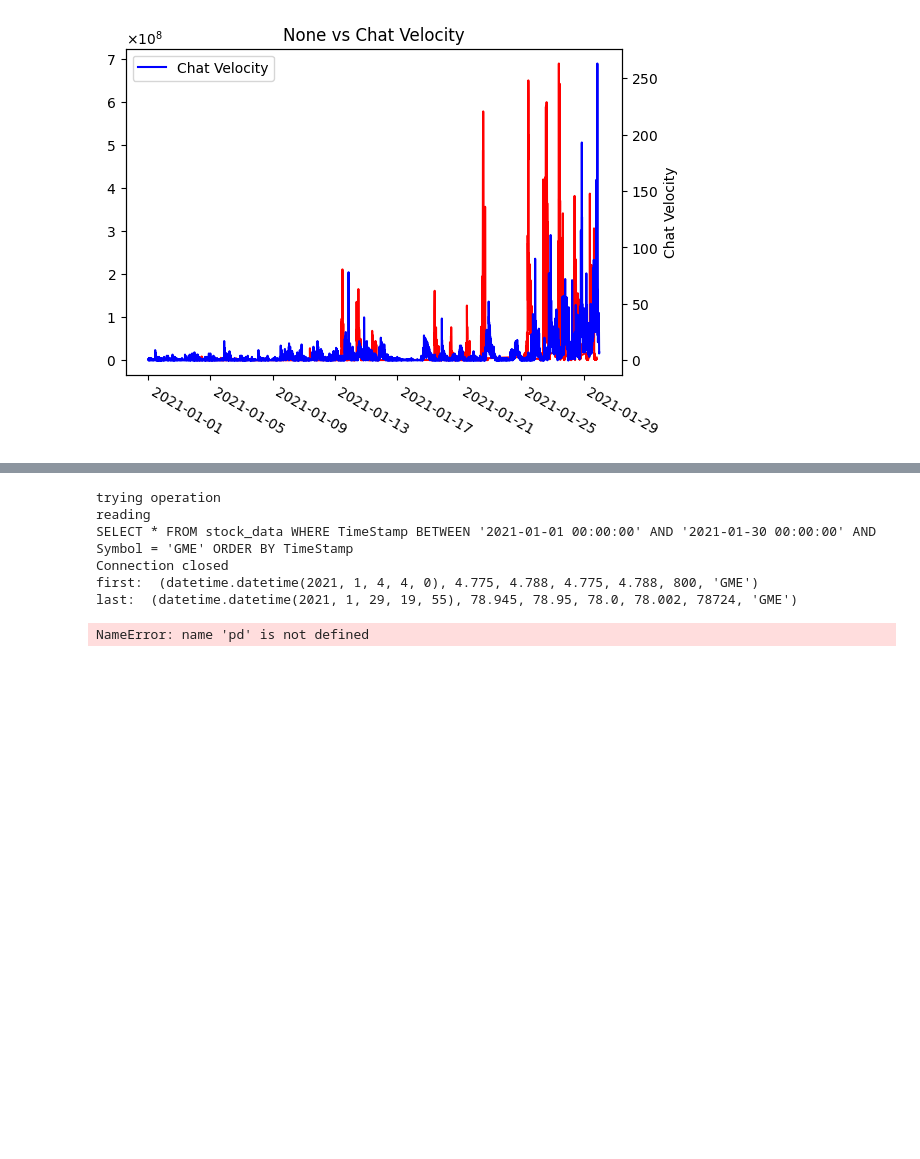
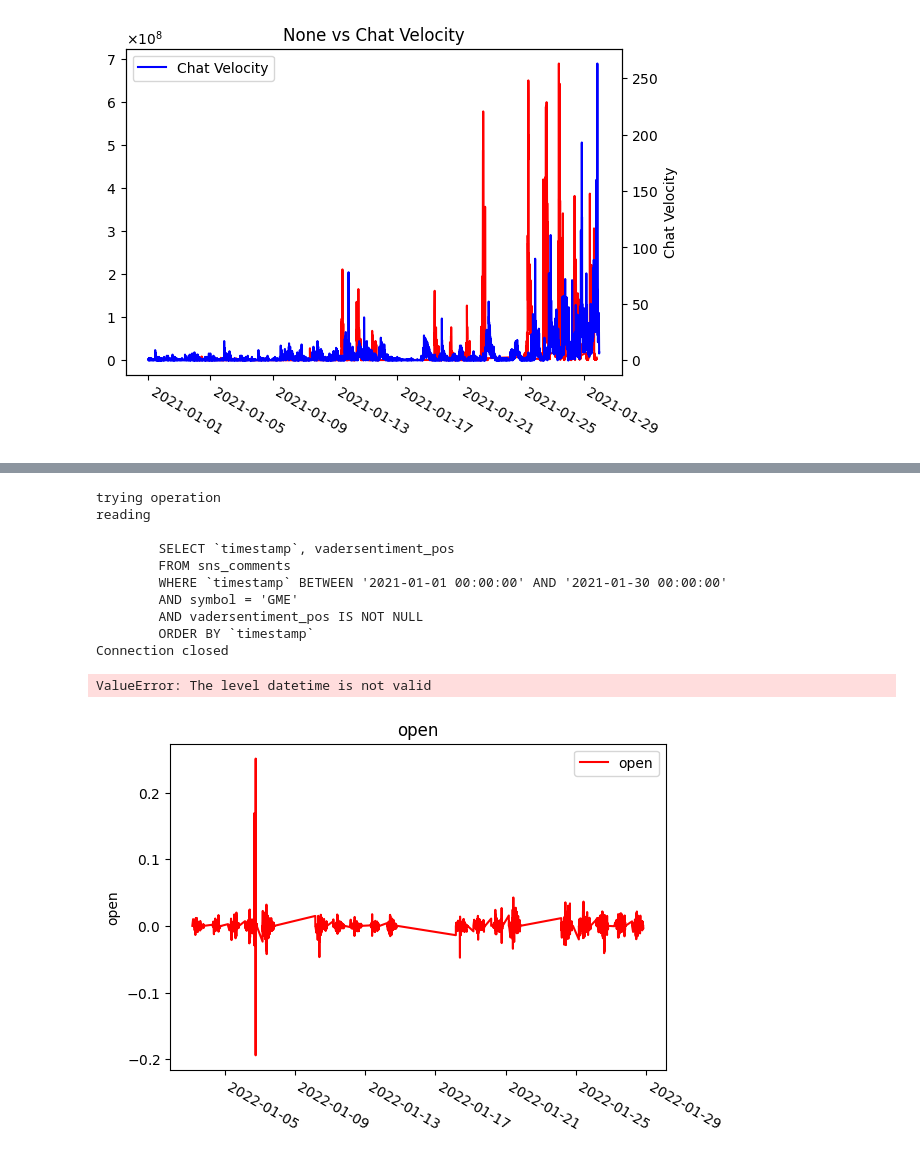
Before and after one commit to InvestmentProvenance/SocialStockAnalyser, a Jupyter notebook: database/graphs.ipynb, the cells around one changed output, grey strips where cells are left out. Drawn from its saved outputs; the diff is of its cells as text; code cells hidden in the pictures; blank space fills up the shorter version.

```diff
--- a/database/graphs.ipynb
+++ b/database/graphs.ipynb
@@ -80,10 +97,18 @@ last:  (datetime.datetime(2021, 1, 29, 19, 55), 78.945, 78.95, 78.0, 78.002, 787
 # %%
-analysis.plotTwoSeries(analysis.stock_variance(ticker, start_time, end_time), data.naive_time_sentiment_aggregator(ticker, start_time, end_time, pd.Timedelta(5,"min")))
+analysis.plotSeries(data.naive_time_sentiment_aggregator(ticker, start_time, end_time, pd.Timedelta(5,"min")))
 # %% [output]
 trying operation
 reading
-SELECT * FROM stock_data WHERE TimeStamp BETWEEN '2021-01-01 00:00:00' AND '2021-01-30 00:00:00' AND Symbol = 'GME' ORDER BY TimeStamp
+
+        SELECT `timestamp`, vadersentiment_pos
+        FROM sns_comments
+        WHERE `timestamp` BETWEEN '2021-01-01 00:00:00' AND '2021-01-30 00:00:00'
+        AND symbol = 'GME'
+        AND vadersentiment_pos IS NOT NULL
+        ORDER BY `timestamp`
 Connection closed
-first:  (datetime.datetime(2021, 1, 4, 4, 0), 4.775, 4.788, 4.775, 4.788, 800, 'GME')
-last:  (datetime.datetime(2021, 1, 29, 19, 55), 78.945, 78.95, 78.0, 78.002, 78724, 'GME')
-NameError: name 'pd' is not defined
+ValueError: The level datetime is not valid
+# %%
+analysis.plotSeries(data.log_normal(stockData.open))
+# %% [output]
+[figure, added]
```
Also changed, not shown: parts of 5 cells of this notebook.
